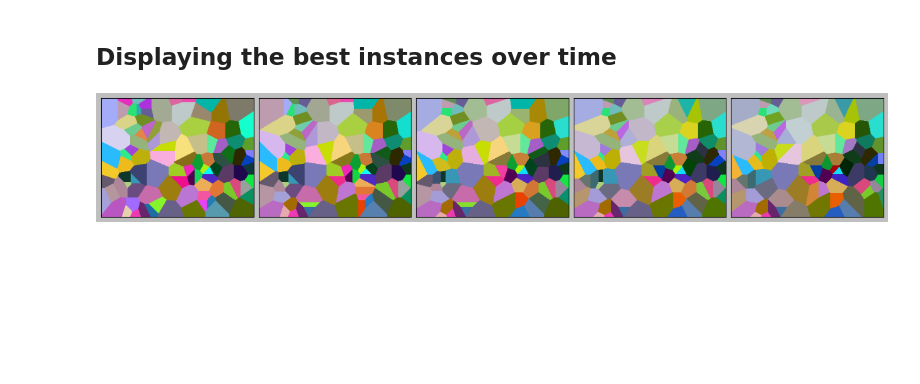
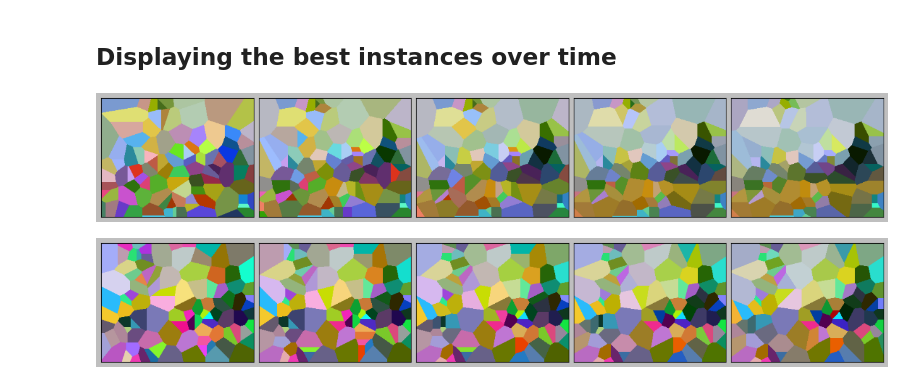
Before and after one commit to DennisLent/VanGogh, a Jupyter notebook: analysis.ipynb, the cells around one changed output. Drawn from its saved outputs; the diff is of its cells as text; code cells hidden in the pictures; blank space fills up the shorter version.

```diff
--- a/analysis.ipynb
+++ b/analysis.ipynb
@@ -168,6 +168,10 @@ def show_progress_over_time(settings, selection=None, grid=(5,4)):
         ax.get_yaxis().set_visible(False)
 
     plt.show()
+# %%
+show_progress_over_time((0, 300, 'UNIFORM', 100, "RANDOM", 500), grid=(1,5))
+# %% [output]
+[figure, added]
 # %%
 show_progress_over_time((0, 100, 'ONE_POINT', 100, "RANDOM", 500), grid=(1,5))
 # %% [output]
```
Also changed, not shown: parts of 4 cells of this notebook, 1 other file.
